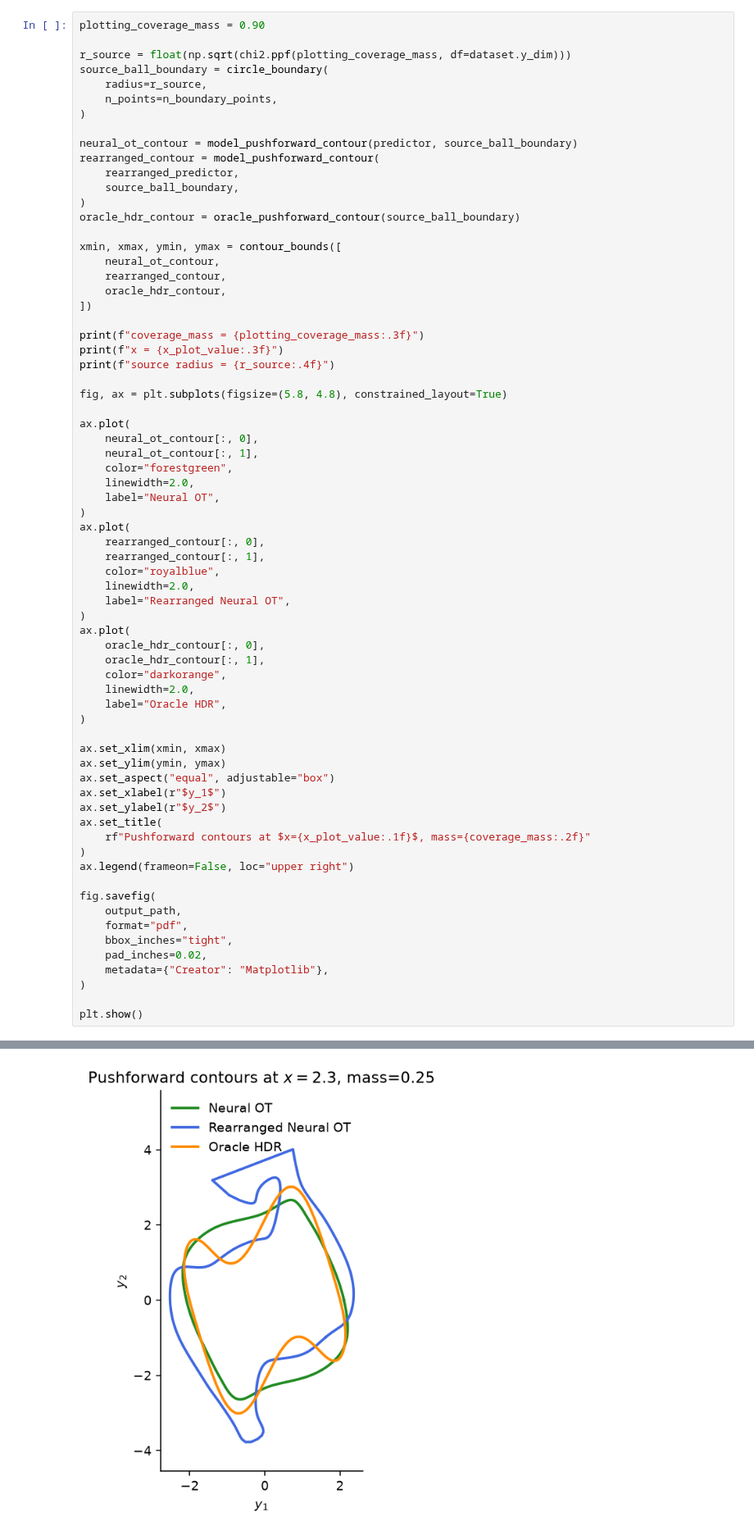
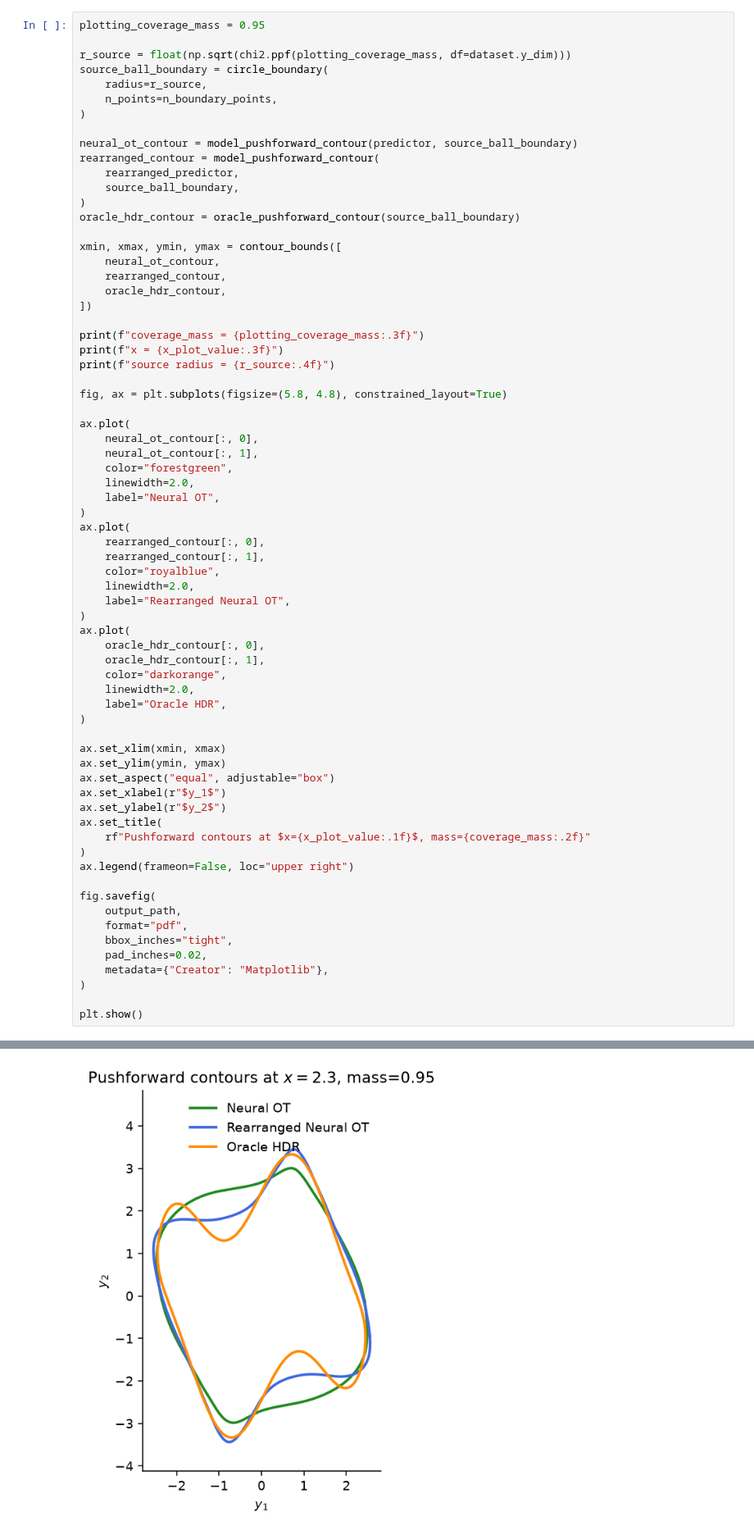
Before and after one commit to VldKnd/volume_optimal_conformal, a Jupyter notebook: notebooks/sandbox/figure_1_neural_ot_rearranged_sinusoidal.ipynb, the cells around one changed output, grey strips where cells are left out. Shown at 82% size. Drawn from its saved outputs; the diff is of its cells as text.

```diff
--- a/notebooks/sandbox/figure_1_neural_ot_rearranged_sinusoidal.ipynb
+++ b/notebooks/sandbox/figure_1_neural_ot_rearranged_sinusoidal.ipynb
@@ -256,7 +276,7 @@ def contour_bounds(contours, side_margin=0.05, bottom_margin=0.10, top_margin=0.
         ymax + top_margin * height,
     )
 # %%
-plotting_coverage_mass = 0.90
+plotting_coverage_mass = 0.95
 
 r_source = float(np.sqrt(chi2.ppf(plotting_coverage_mass, df=dataset.y_dim)))
 source_ball_boundary = circle_boundary(
@@ -331 +351 @@ source radius = 2.1460
-[figure, old version]
+[figure, new version]
```
Also changed, not shown: parts of 7 cells of this notebook, 5 other files.
